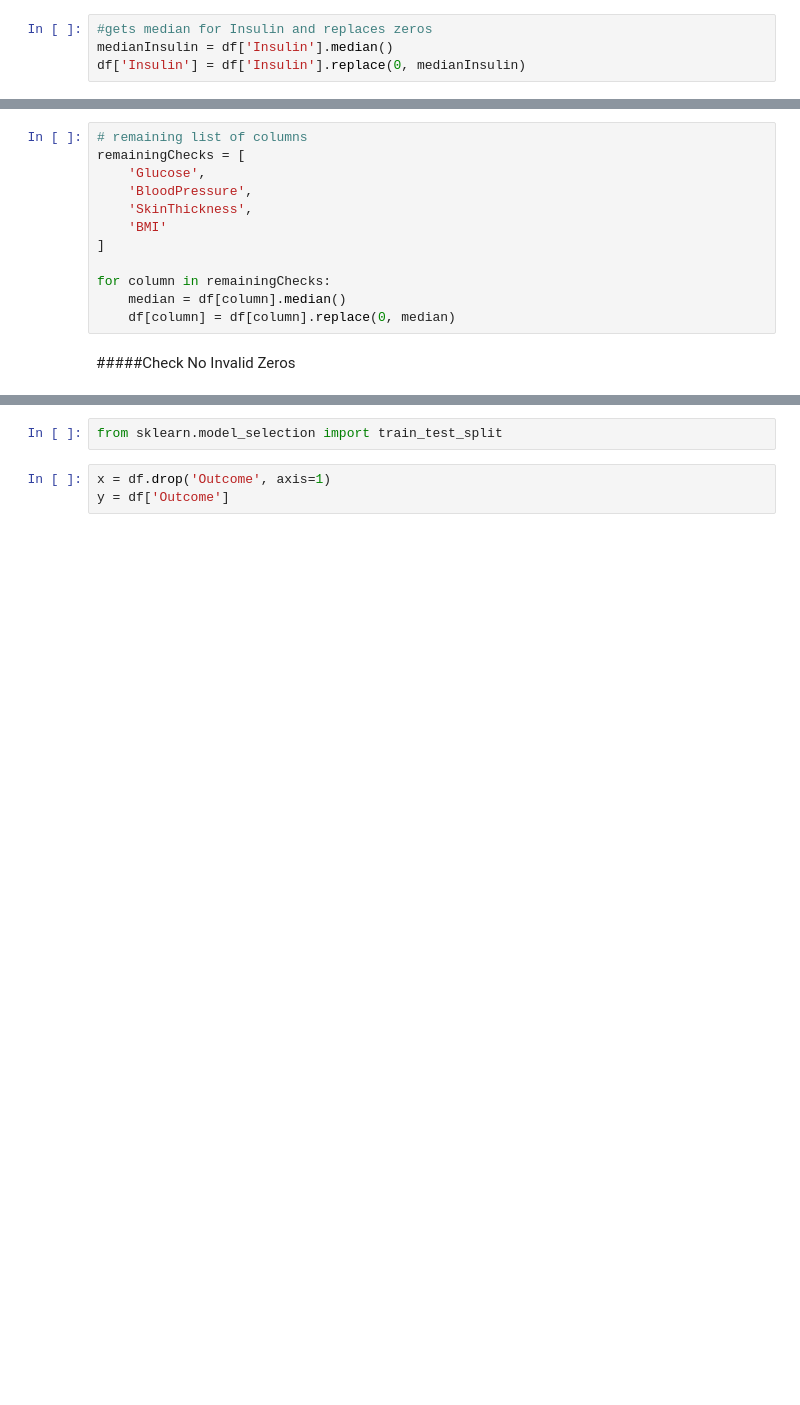
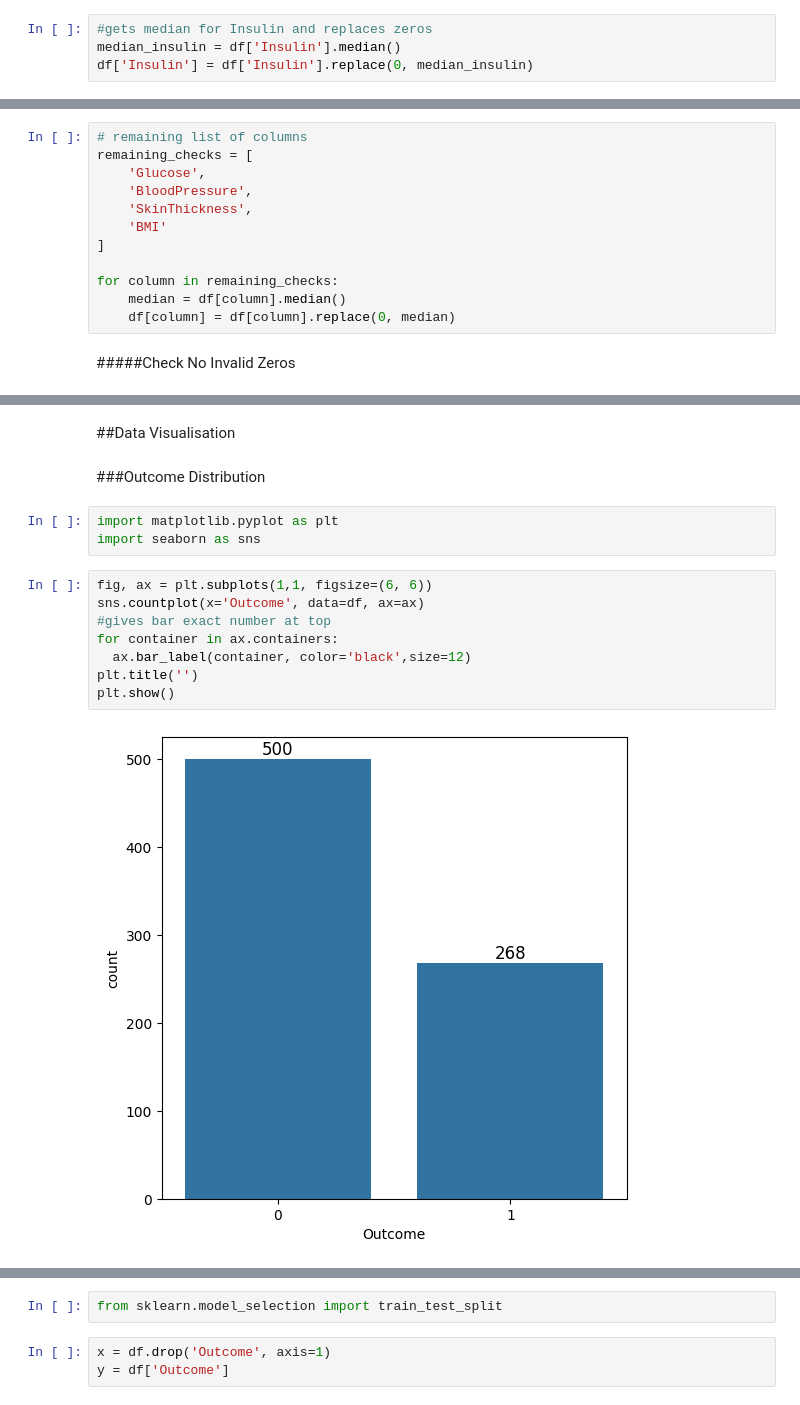
Before and after one commit to T0McKay/HIS406_Assignment2_DiabetesPrediction_TheoMcKay, a Jupyter notebook: diabetes_predictor_Theo_McKay.ipynb, the cells around one changed output, grey strips where cells are left out. Saved outputs shown, nothing was run; the diff lists cells and outputs as text; blank space fills up the shorter version.

```diff
--- a/diabetes_predictor_Theo_McKay.ipynb
+++ b/diabetes_predictor_Theo_McKay.ipynb
@@ -132,7 +184,7 @@ Invalid zeros in the Insulin column will be replaced with the median (middle val
 # %%
 #gets median for Insulin and replaces zeros
-medianInsulin = df['Insulin'].median()
-df['Insulin'] = df['Insulin'].replace(0, medianInsulin)
+median_insulin = df['Insulin'].median()
+df['Insulin'] = df['Insulin'].replace(0, median_insulin)
 # %% [markdown]
 #####Mean Imputation
 This will be used to replace the invalid zeros in columns Glucose, BloodPressure, SkinThickness and BMI.
@@ -140,14 +192,14 @@ This will be used to replace the invalid zeros in columns Glucose, BloodPressure
 This is because they are all continuous and normally distributed.
 # %%
 # remaining list of columns
-remainingChecks = [
+remaining_checks = [
     'Glucose',
     'BloodPressure',
     'SkinThickness',
     'BMI'
 ]
 
-for column in remainingChecks:
+for column in remaining_checks:
     median = df[column].median()
     df[column] = df[column].replace(0, median)
 # %% [markdown]
@@ -164,0 +220,17 @@ dtype: int64
+# %% [markdown]
+##Data Visualisation
+# %% [markdown]
+###Outcome Distribution
+# %%
+import matplotlib.pyplot as plt
+import seaborn as sns
+# %%
+fig, ax = plt.subplots(1,1, figsize=(6, 6))
+sns.countplot(x='Outcome', data=df, ax=ax)
+#gives bar exact number at top
+for container in ax.containers:
+  ax.bar_label(container, color='black',size=12)
+plt.title('')
+plt.show()
+# %% [output]
+[figure, added]
```
Also changed, not shown: parts of 50 cells of this notebook.
